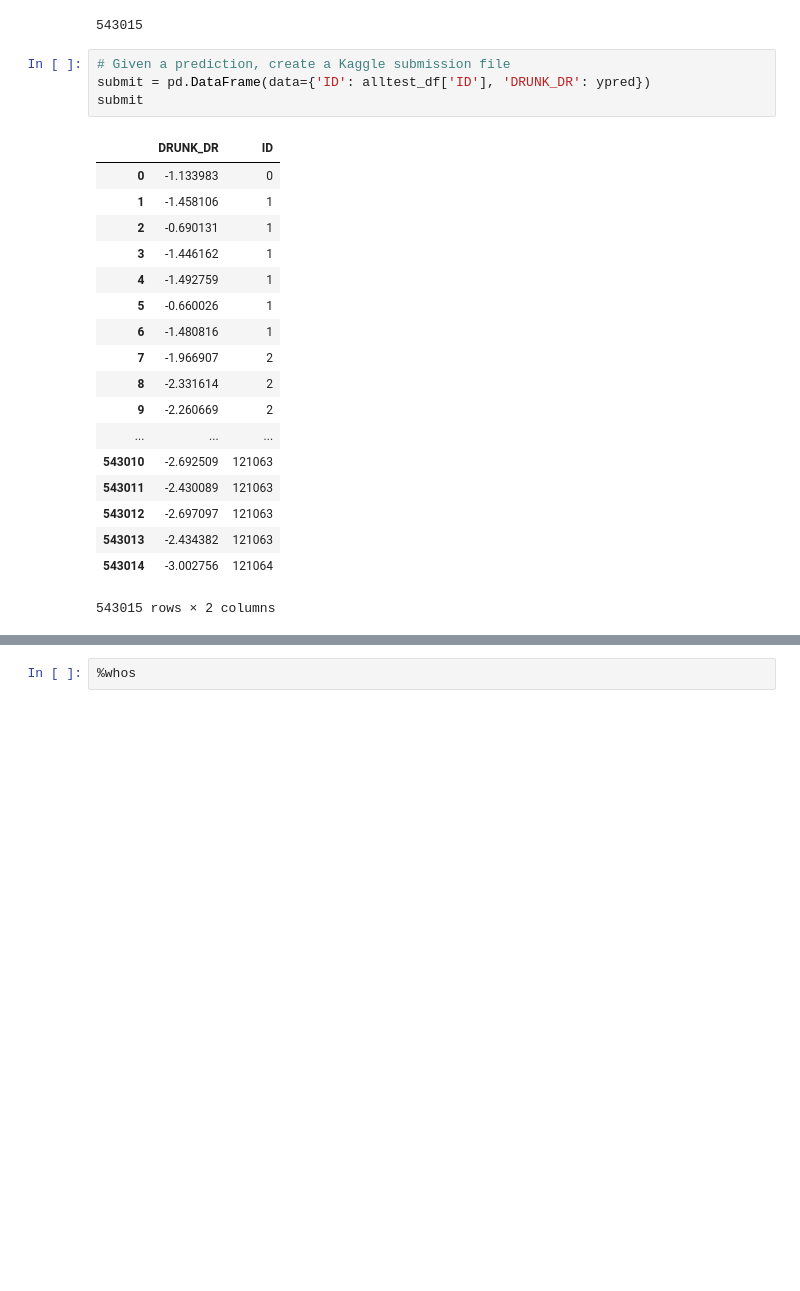
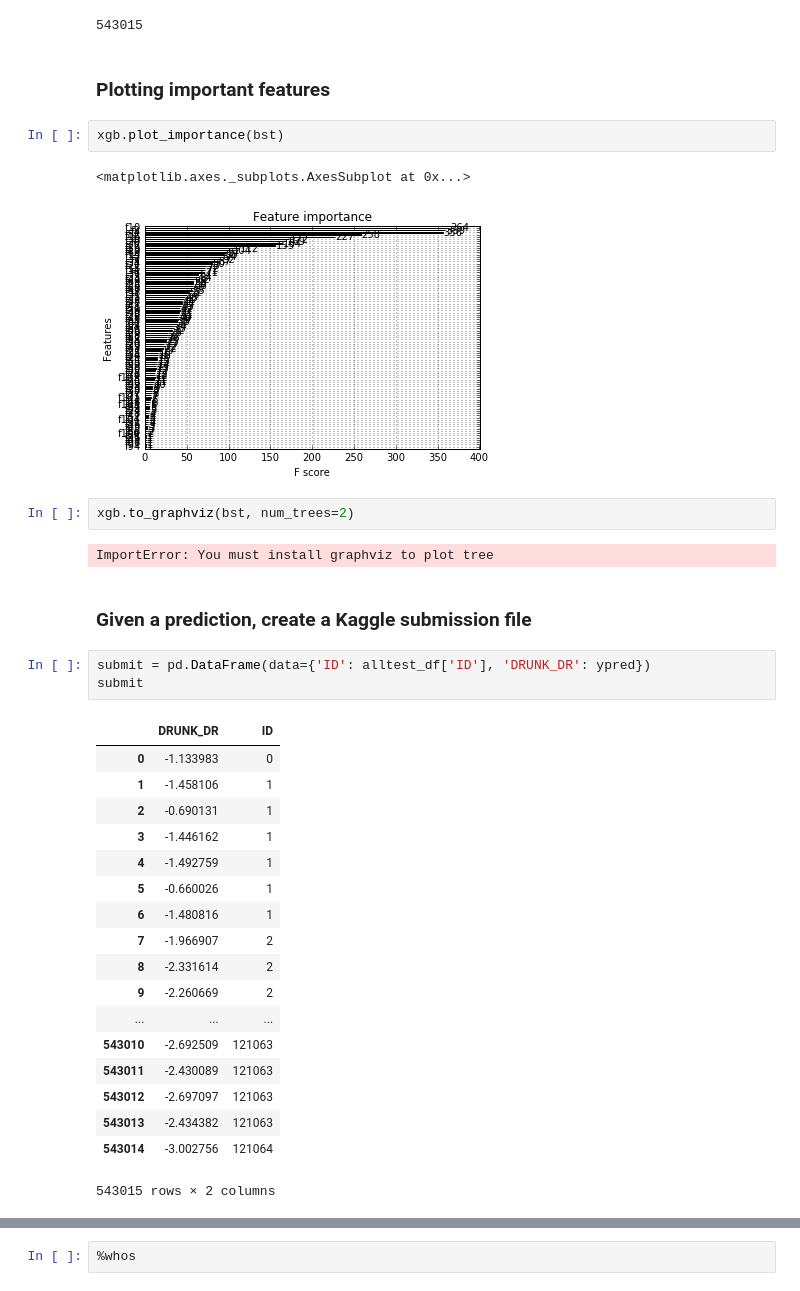
Before and after one commit to seantma/MDST-FARS-share, a Jupyter notebook: Model_xgboost.ipynb, the cells around one changed output, grey strips where cells are left out. Cells and saved outputs as stored; diff of their text form; blank space fills up the shorter version.

Commit message:
plotting important features

```diff
--- a/Model_xgboost.ipynb
+++ b/Model_xgboost.ipynb
@@ -204,8 +206,20 @@ array([-1.13398314, -1.45810556, -0.69013119, ..., -2.6970973 ,
 len(ypred)
 # %% [output]
 543015
+# %% [markdown]
+### Plotting important features
+# %%
+xgb.plot_importance(bst)
+# %% [output]
+<matplotlib.axes._subplots.AxesSubplot at 0x...>
+[figure, added]
+# %%
+xgb.to_graphviz(bst, num_trees=2)
+# %% [output]
+ImportError: You must install graphviz to plot tree
+# %% [markdown]
+### Given a prediction, create a Kaggle submission file
 # %%
-# Given a prediction, create a Kaggle submission file
 submit = pd.DataFrame(data={'ID': alltest_df['ID'], 'DRUNK_DR': ypred})
 submit
 # %% [output]
```
Also changed, not shown: parts of 5 cells of this notebook.
